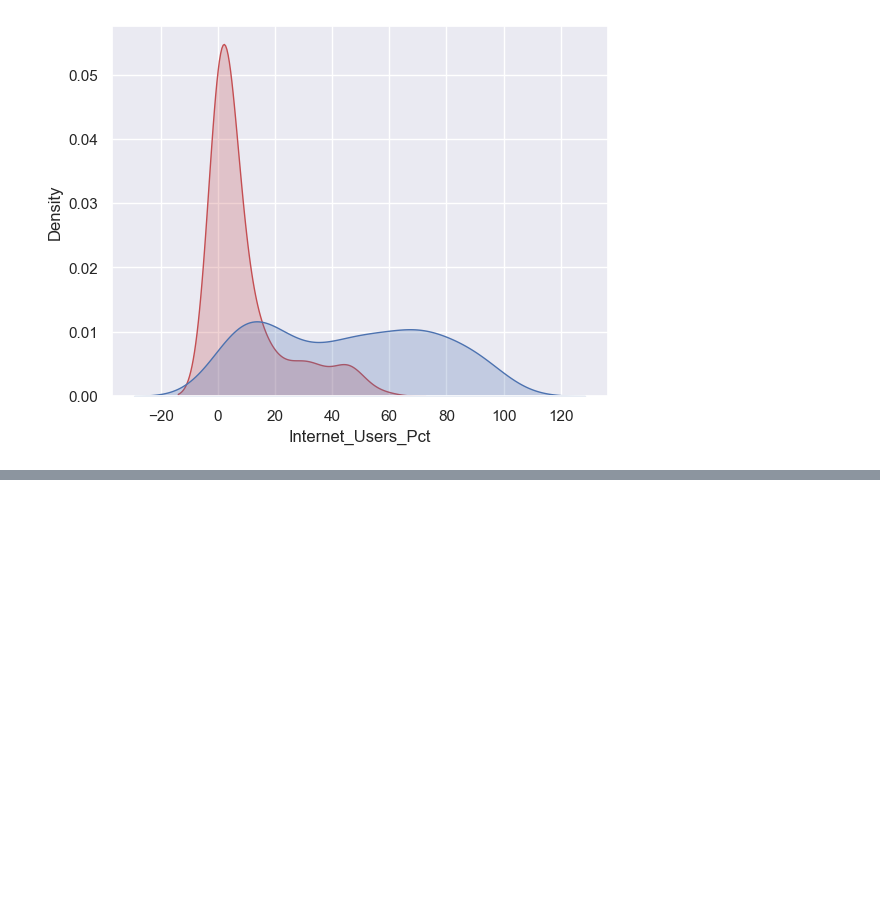
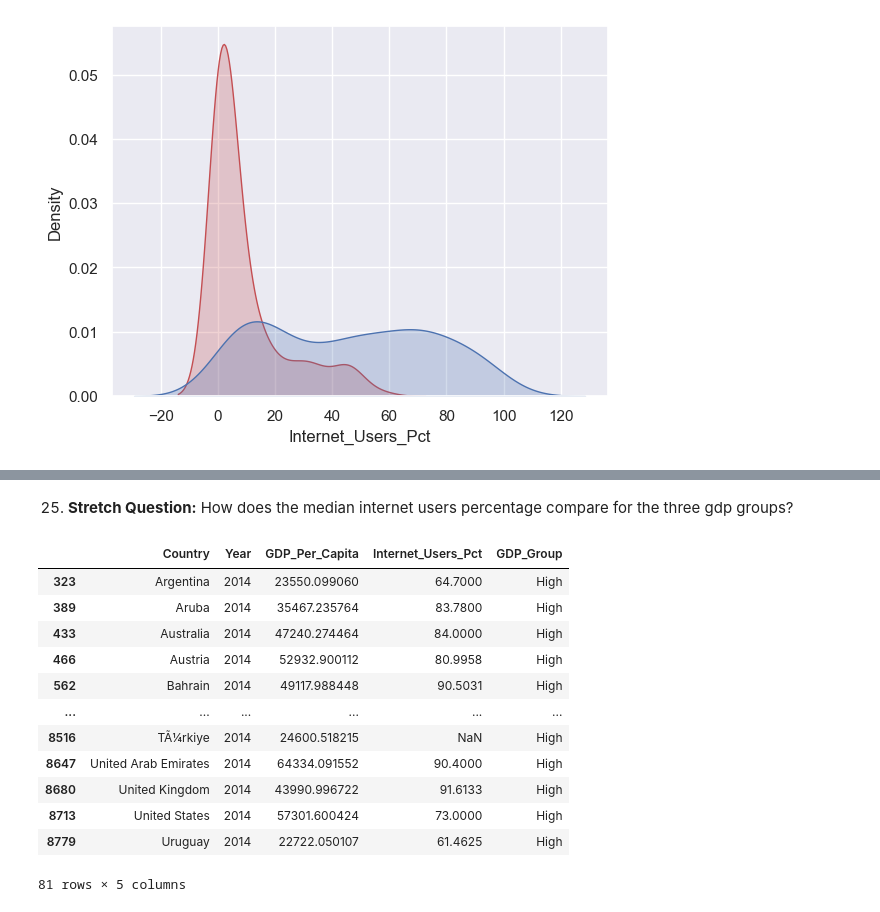
Before and after one commit to NSS-Full-Time-Data-Analytics-14/gdp-and-internet-usage-david423br, a Jupyter notebook: notebook/UN_Internet_GDP_DRuiz.ipynb, the cells around one changed output, grey strips where cells are left out. Drawn from its saved outputs; the diff is of its cells as text; code cells hidden in the pictures; blank space fills up the shorter version.

```diff
--- a/notebook/UN_Internet_GDP_DRuiz.ipynb
+++ b/notebook/UN_Internet_GDP_DRuiz.ipynb
@@ -410,0 +618,21 @@ plt.show()
+# %% [markdown]
+25. **Stretch Question:** How does the median internet users percentage compare for the three gdp groups?
+# %%
+gdp_and_internet_use_2014_low = gdp_and_internet_use_2014.loc[gdp_and_internet_use_2014.GDP_Group == 'Low']
+gdp_and_internet_use_2014_medium = gdp_and_internet_use_2014.loc[gdp_and_internet_use_2014.GDP_Group == 'Medium']
+gdp_and_internet_use_2014_high = gdp_and_internet_use_2014.loc[gdp_and_internet_use_2014.GDP_Group == 'High']
+gdp_and_internet_use_2014_high
+# %% [output]
+|  | Country | Year | GDP_Per_Capita | Internet_Users_Pct | GDP_Group |
+| 323 | Argentina | 2014 | 23550.099060 | 64.7000 | High |
+| 389 | Aruba | 2014 | 35467.235764 | 83.7800 | High |
+| 433 | Australia | 2014 | 47240.274464 | 84.0000 | High |
+| 466 | Austria | 2014 | 52932.900112 | 80.9958 | High |
+| 562 | Bahrain | 2014 | 49117.988448 | 90.5031 | High |
+| ... | ... | ... | ... | ... | ... |
+| 8516 | TÃ¼rkiye | 2014 | 24600.518215 | NaN | High |
+| 8647 | United Arab Emirates | 2014 | 64334.091552 | 90.4000 | High |
+| 8680 | United Kingdom | 2014 | 43990.996722 | 91.6133 | High |
+| 8713 | United States | 2014 | 57301.600424 | 73.0000 | High |
+| 8779 | Uruguay | 2014 | 22722.050107 | 61.4625 | High |
+81 rows × 5 columns
```
Also changed, not shown: parts of 27 cells of this notebook.
